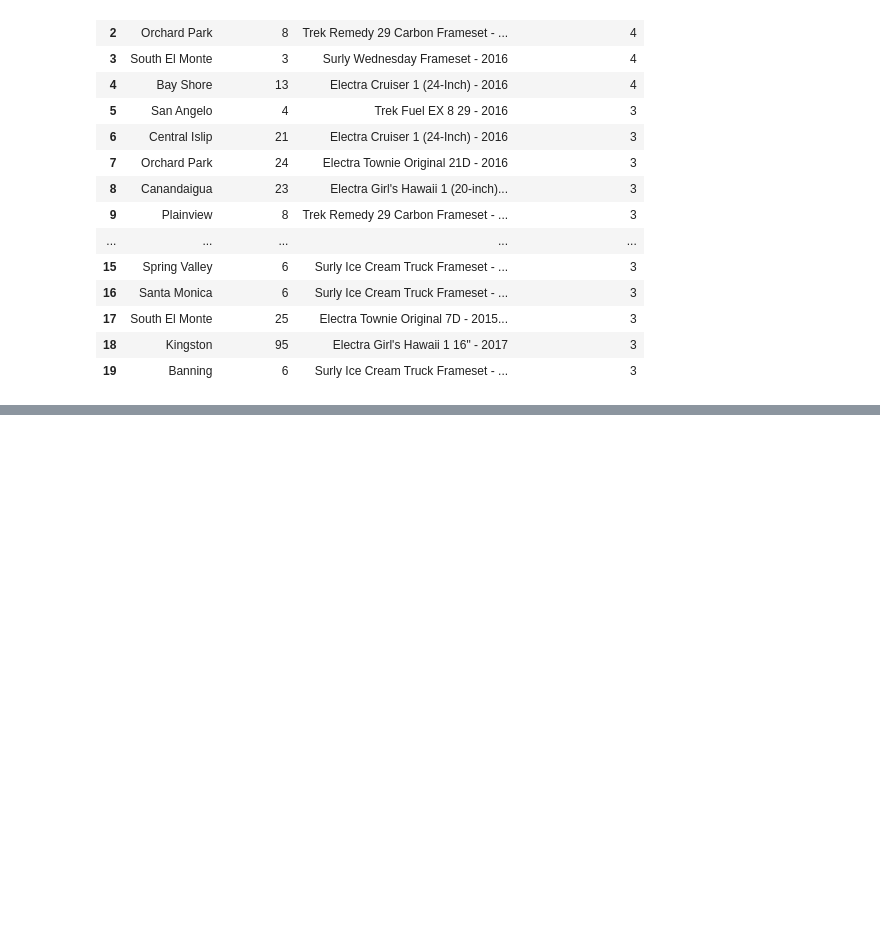
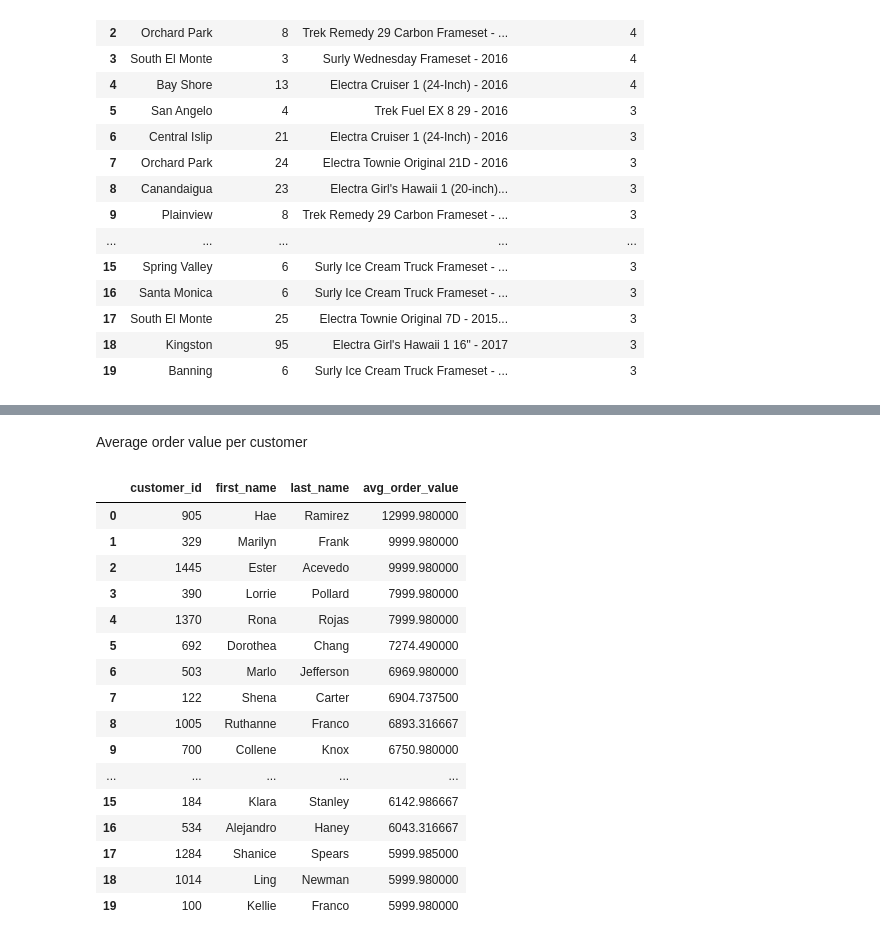
Before and after one commit to AnnaFurgalaWojas/Bike_data_SQL, a Jupyter notebook: Bike_data_SQL.ipynb, the cells around one changed output, grey strips where cells are left out. Cells and saved outputs as stored; diff of their text form; code cells hidden in the pictures; blank space fills up the shorter version.

```diff
--- a/Bike_data_SQL.ipynb
+++ b/Bike_data_SQL.ipynb
@@ -521,0 +558,45 @@ result_pop_city
+# %% [markdown]
+Average order value per customer
+# %%
+query_avg= """
+SELECT
+    c.customer_id,
+    c.first_name,
+    c.last_name,
+    AVG(oi.quantity *oi.list_price) AS avg_order_value
+FROM
+    customers c
+JOIN
+    orders o ON c.customer_id = o.customer_id
+JOIN
+    order_items oi ON o.order_id = oi.order_id
+
+GROUP BY
+    c.customer_id,
+    c.first_name,
+    c.last_name
+ORDER BY
+    avg_order_value DESC
+LIMIT 20;
+"""
+
+result_avg = pd.read_sql(query_avg, engine)
+result_avg
+# %% [output]
+|  | customer_id | first_name | last_name | avg_order_value |
+| 0 | 905 | Hae | Ramirez | 12999.980000 |
+| 1 | 329 | Marilyn | Frank | 9999.980000 |
+| 2 | 1445 | Ester | Acevedo | 9999.980000 |
+| 3 | 390 | Lorrie | Pollard | 7999.980000 |
+| 4 | 1370 | Rona | Rojas | 7999.980000 |
+| 5 | 692 | Dorothea | Chang | 7274.490000 |
+| 6 | 503 | Marlo | Jefferson | 6969.980000 |
+| 7 | 122 | Shena | Carter | 6904.737500 |
+| 8 | 1005 | Ruthanne | Franco | 6893.316667 |
+| 9 | 700 | Collene | Knox | 6750.980000 |
+| ... | ... | ... | ... | ... |
+| 15 | 184 | Klara | Stanley | 6142.986667 |
+| 16 | 534 | Alejandro | Haney | 6043.316667 |
+| 17 | 1284 | Shanice | Spears | 5999.985000 |
+| 18 | 1014 | Ling | Newman | 5999.980000 |
+| 19 | 100 | Kellie | Franco | 5999.980000 |
```
Also changed, not shown: parts of 9 cells of this notebook, 3 other files.
